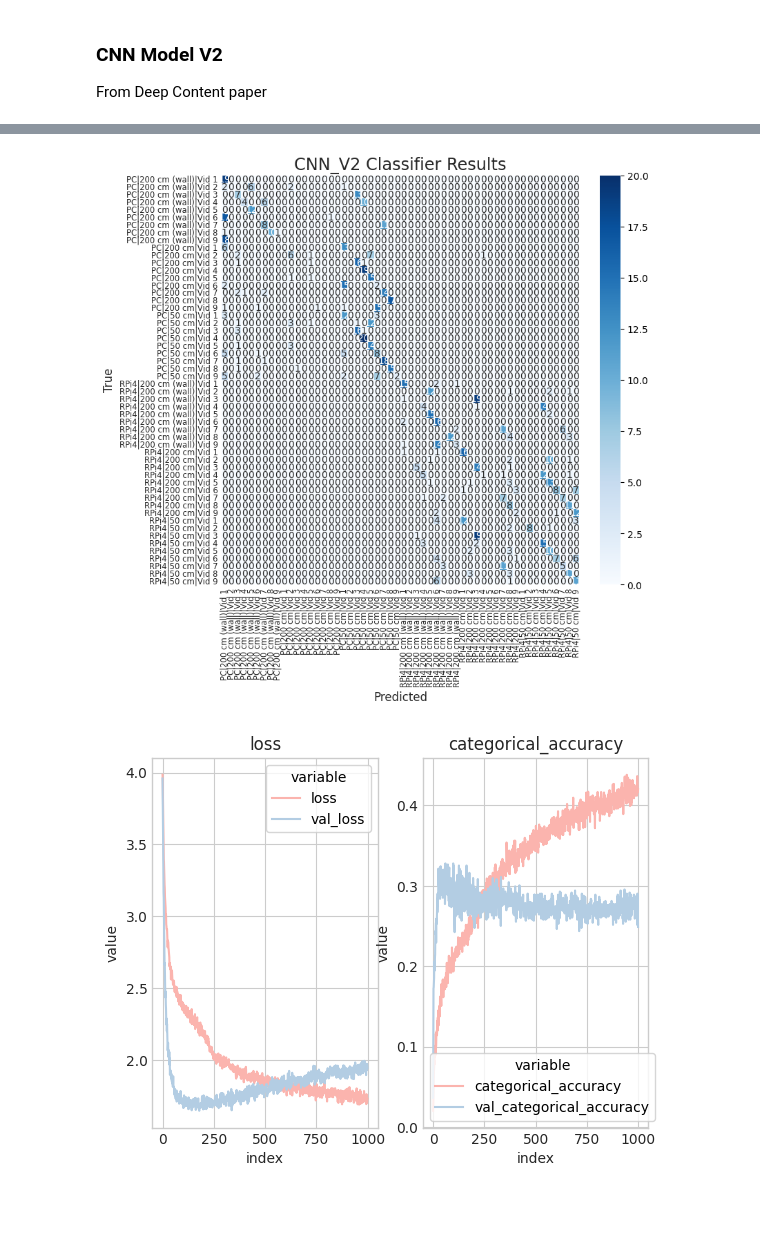
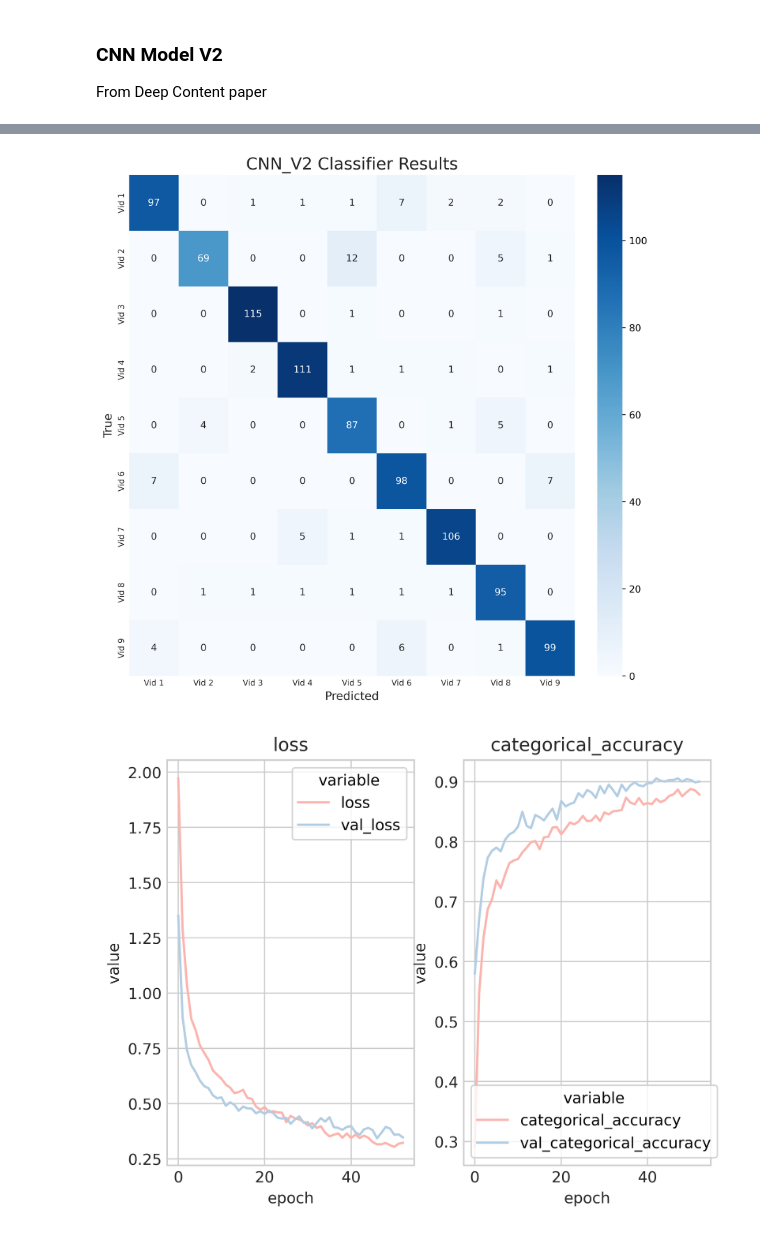
Before and after one commit to tlee08/XL-NTA_honours_dev, a Jupyter notebook: 3_classify/WLAN_CNN.ipynb, the cells around one changed output, grey strips where cells are left out. Cells and saved outputs as stored; diff of their text form; code cells hidden in the pictures; blank space fills up the shorter version.

Commit message:
from Drive

```diff
--- a/3_classify/WLAN_CNN.ipynb
+++ b/3_classify/WLAN_CNN.ipynb
@@ -53,20 +70,20 @@ from tensorflow.keras.models import (
 ## Setting configs
 # %%
 # Directory storing the CSI and WLAN captures
-resources_dir = resources_dir = "/Volumes/tim_details/tim_honours/CAPTURES"
+resources_dir = '/content/drive/MyDrive/honours/captures'
 
 # Directory to save plots to
-plt_dir = "/Users/timothylee/Desktop/Uni/Yr5/Honours/honours_thesis/figures/plt_figs/"
+plt_dir = '/content/drive/MyDrive/honours/figures/wlan'
 
 # Directory to save models to
-models_dir = "/Volumes/tim_details/tim_honours/models"
+models_dir = '/content/drive/MyDrive/honours/models/wlan'
 
 # Supress pd scientific notation
 pd.set_option('display.float_format', '{:.6f}'.format)
 
 # Resolution of plots
 plt.rcParams["figure.dpi"] = 100 # 300
-# plt.rcParams["figure.dpi"] = 500 # 300
+plt.rcParams["figure.dpi"] = 500 # 300
 
 # Backend to generate plots
 # mpl.use("agg")
@@ -143,13 +168,10 @@ Y = (
 # %% [markdown]
 ### Setting Y Labels
 # %%
-from sklearn.preprocessing import LabelEncoder, LabelBinarizer
-
-# Using video as label
-# TODO: can try out different combinations
+# SPECIFY LABELS TO USE
 labels_to_classify = [
-    "devices",
-    "locations",
+    # "devices",
+    # "locations",
     "videos",
 ]
 
@@ -159,8 +181,7 @@ y = np.array(
 )
 
 # Encode the labels
-# le = LabelEncoder() # assigns integer encoding
-lb = LabelBinarizer() # one-hot encoding|
+lb = LabelBinarizer() # one-hot encoding
 lb.fit(y)
 y_lb = lb.transform(y)
 
@@ -1040,17 +1143,21 @@ weighted avg       0.86      0.86      0.86       965
 ### CNN Model V2
 From Deep Content paper
 # %%
-# Simpler CNN. Accuracy ~ 0.88
+# Deep Content CNN.
 
 name = "CNN_V2"
 
 # Hyper-parameters
 hparams = {
-    "epochs": 1000,
+    "epochs": 100,
     "batch_size": 64,
     "validation_split": 0.2,
     "verbose": True,
     "learning_rate": 0.001,
+    "loss": CategoricalCrossentropy(), # FOR CATEGORICAL CLASSIFICATION
+    "stopping_monitor":"val_categorical_accuracy", # FOR CATEGORICAL CLASSIFICATION
+    # "loss": BinaryCrossentropy(), # FOR BINARY CLASSIFICATION
+    # "stopping_monitor":"val_binary_accuracy", # FOR BINARY CLASSIFICATION
 }
 
 # Making CNN model Architecture
@@ -1058,35 +1165,38 @@ in1 = Input(shape=X_train.shape[1:])
 m1 = Sequential(
     [
         Conv1D(
-            32, (16,), padding="valid", activation="relu", name="conv_1",
-        ),
-        Conv1D(
-            32, (16,), padding="valid", activation="relu", name="conv_2",
+            8, 5, padding="valid", activation="relu", name="conv_1",
         ),
         MaxPooling1D(
             2, name="maxpool_1",
         ),
+        Conv1D(
+            16, (3,), padding="valid", activation="relu", name="conv_2",
+        ),
+        MaxPooling1D(
+            2, name="maxpool_2",
+        ),
         Dropout(
             0.5, name="dropout_1"
+        ),
+        Conv1D(
+            16, (3,), padding="valid", activation="relu", name="conv_3",
         ),
         Flatten(
             name="flatten",
         ),
         Dense(
-            32, activation="relu", name="dense_1",
+            64, activation="relu", name="dense_1",
         ),
         Dropout(
-            0.7, name="dropout_2"
+            0.5, name="dropout_2"
         ),
-        Dense(
-            64, activation="relu", name="dense_2",
+        Dense( # FOR CATEGORICAL CLASSIFICATION
+            len(lb.classes_), activation="softmax", name="output"
         ),
-        Dropout(
-            0.5, name="dropout_3"
-        ),
-        Dense(
-            len(lb.classes_), activation="softmax", name="output"
-        )
+        # Dense( # FOR BINARY CLASSIFICATION
+        #     1, activation="sigmoid", name="output"
+        # ),
     ],
     name="CNN_V2"
 )(in1)
@@ -1109,7 +1219,13 @@ save_architecture_tf(model, name)
 train_tf(name, hparams, X_train, y_train)
 
 # Evaluating model
-eval_tf(name, X_test, y_test)
+eval_tf(
+    name,
+    X_test,
+    y_test,
+    lab_grouping=[0],
+    # metrics=["loss", "binary_accuracy"],
+)
 # %% [output]
 Model: "CNN_V2"
 _________________________________________________________________
@@ -1167,2 +1247,2 @@ WARNING:tensorflow:Value in checkpoint could not be found in the restored object
-[figure, old version]
+[figure, new version]
-[figure, old version]
+[figure, new version]
```
Also changed, not shown: parts of 24 cells of this notebook, 6 other files.
